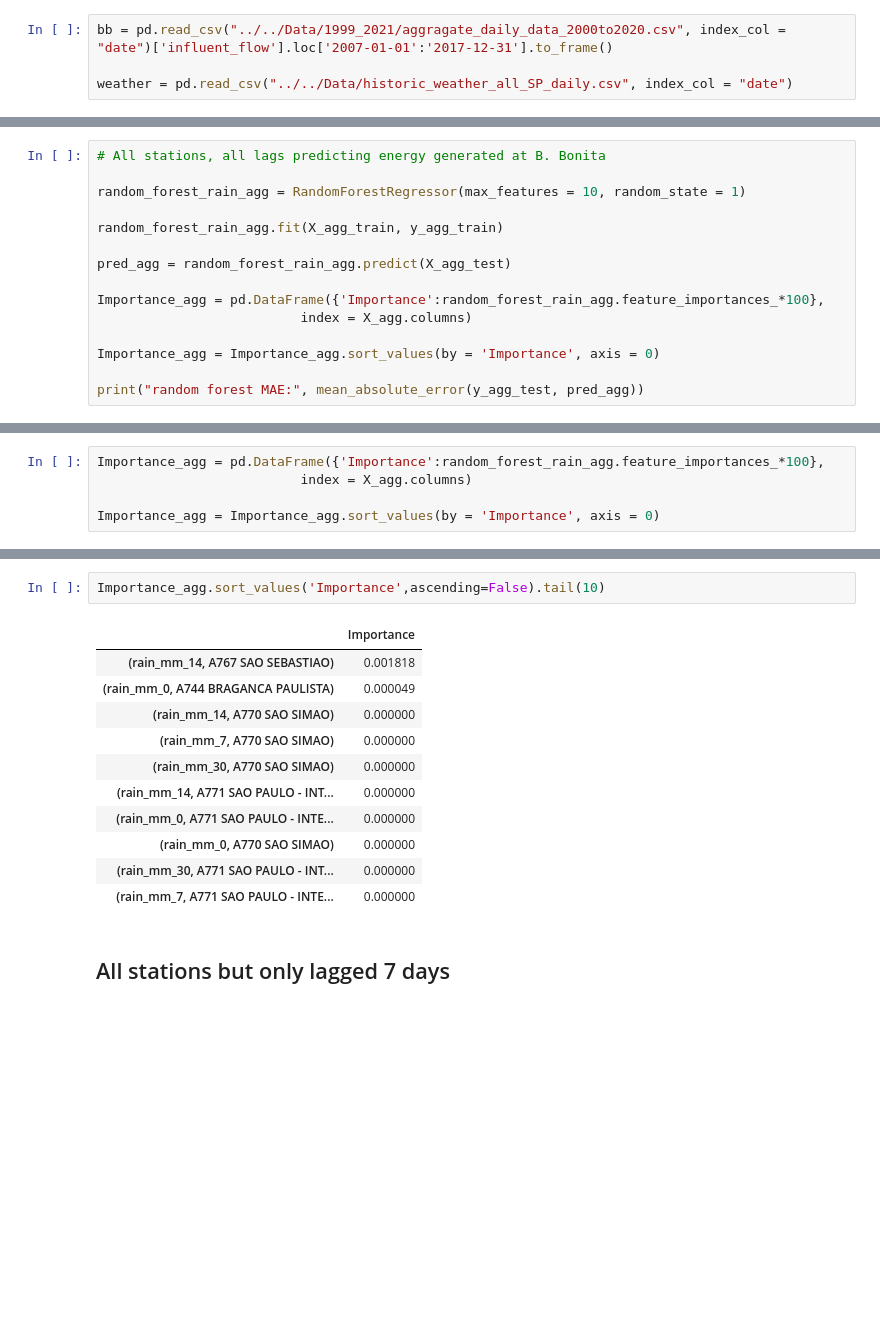
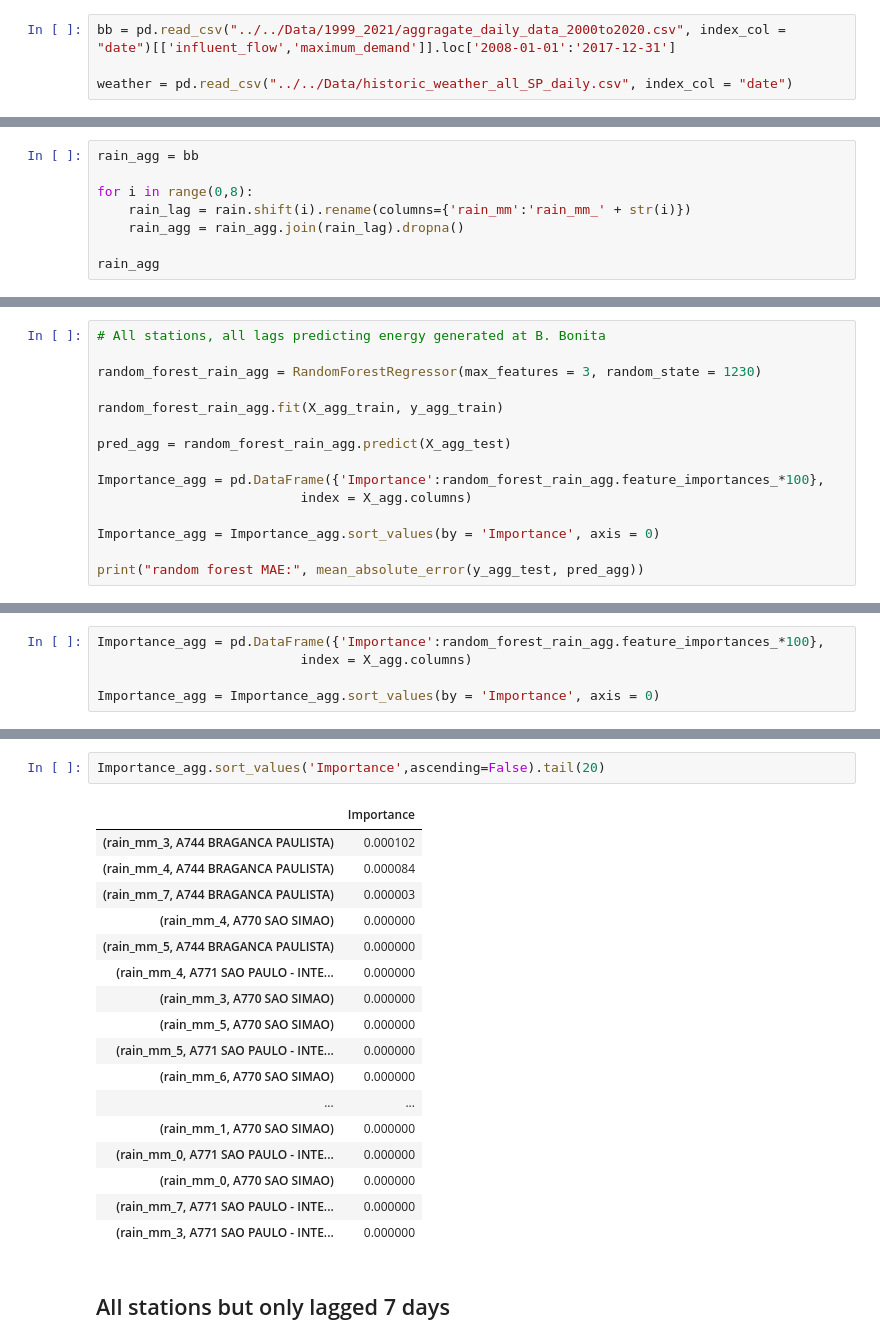
Before and after one commit to cameronthieme/IMAbootcamp2021, a Jupyter notebook: Data Exploration/Decision_Trees/Random_Forests_Weather_Stations.ipynb, the cells around one changed output, grey strips where cells are left out. Drawn from its saved outputs; the diff is of its cells as text; blank space fills up the shorter version.

```diff
--- a/Data Exploration/Decision_Trees/Random_Forests_Weather_Stations.ipynb
+++ b/Data Exploration/Decision_Trees/Random_Forests_Weather_Stations.ipynb
@@ -16,7 +16,7 @@ from sklearn.tree import DecisionTreeRegressor, DecisionTreeClassifier, export_g
 from sklearn.ensemble import RandomForestRegressor, GradientBoostingRegressor
 from sklearn.metrics import confusion_matrix, mean_squared_error, mean_absolute_error
 # %%
-bb = pd.read_csv("../../Data/1999_2021/aggragate_daily_data_2000to2020.csv", index_col = "date")['influent_flow'].loc['2007-01-01':'2017-12-31'].to_frame()
+bb = pd.read_csv("../../Data/1999_2021/aggragate_daily_data_2000to2020.csv", index_col = "date")[['influent_flow','maximum_demand']].loc['2008-01-01':'2017-12-31']
 
 weather = pd.read_csv("../../Data/historic_weather_all_SP_daily.csv", index_col = "date")
 # %% [markdown]
@@ -42,0 +43,8 @@ rain_agg = bb.join(rain_0).join(rain_7).join(rain_14).join(rain_30)
+# %%
+rain_agg = bb
+
+for i in range(0,8):
+    rain_lag = rain.shift(i).rename(columns={'rain_mm':'rain_mm_' + str(i)})
+    rain_agg = rain_agg.join(rain_lag).dropna()
+
+rain_agg
@@ -54,7 +79,7 @@ rain_30 = rain_30.join(bb).dropna()
 # %%
 # All stations, all lags predicting energy generated at B. Bonita
 
-random_forest_rain_agg = RandomForestRegressor(max_features = 10, random_state = 1)
+random_forest_rain_agg = RandomForestRegressor(max_features = 3, random_state = 1230)
 
 random_forest_rain_agg.fit(X_agg_train, y_agg_train)
 
@@ -90,17 +121,23 @@ Importance_agg.sort_values('Importance',ascending=False).head(10)
 # %%
-Importance_agg.sort_values('Importance',ascending=False).tail(10)
+Importance_agg.sort_values('Importance',ascending=False).tail(20)
 # %% [output]
 |  | Importance |
-| (rain_mm_14, A767 SAO SEBASTIAO) | 0.001818 |
-| (rain_mm_0, A744 BRAGANCA PAULISTA) | 0.000049 |
-| (rain_mm_14, A770 SAO SIMAO) | 0.000000 |
-| (rain_mm_7, A770 SAO SIMAO) | 0.000000 |
-| (rain_mm_30, A770 SAO SIMAO) | 0.000000 |
-| (rain_mm_14, A771 SAO PAULO - INT... | 0.000000 |
+| (rain_mm_3, A744 BRAGANCA PAULISTA) | 0.000102 |
+| (rain_mm_4, A744 BRAGANCA PAULISTA) | 0.000084 |
+| (rain_mm_7, A744 BRAGANCA PAULISTA) | 0.000003 |
+| (rain_mm_4, A770 SAO SIMAO) | 0.000000 |
+| (rain_mm_5, A744 BRAGANCA PAULISTA) | 0.000000 |
+| (rain_mm_4, A771 SAO PAULO - INTE... | 0.000000 |
+| (rain_mm_3, A770 SAO SIMAO) | 0.000000 |
+| (rain_mm_5, A770 SAO SIMAO) | 0.000000 |
+| (rain_mm_5, A771 SAO PAULO - INTE... | 0.000000 |
+| (rain_mm_6, A770 SAO SIMAO) | 0.000000 |
+| ... | ... |
+| (rain_mm_1, A770 SAO SIMAO) | 0.000000 |
 | (rain_mm_0, A771 SAO PAULO - INTE... | 0.000000 |
 | (rain_mm_0, A770 SAO SIMAO) | 0.000000 |
-| (rain_mm_30, A771 SAO PAULO - INT... | 0.000000 |
 | (rain_mm_7, A771 SAO PAULO - INTE... | 0.000000 |
+| (rain_mm_3, A771 SAO PAULO - INTE... | 0.000000 |
 # %% [markdown]
 ## All stations but only lagged 7 days
 # %%
```
Also changed, not shown: parts of 14 cells of this notebook.
